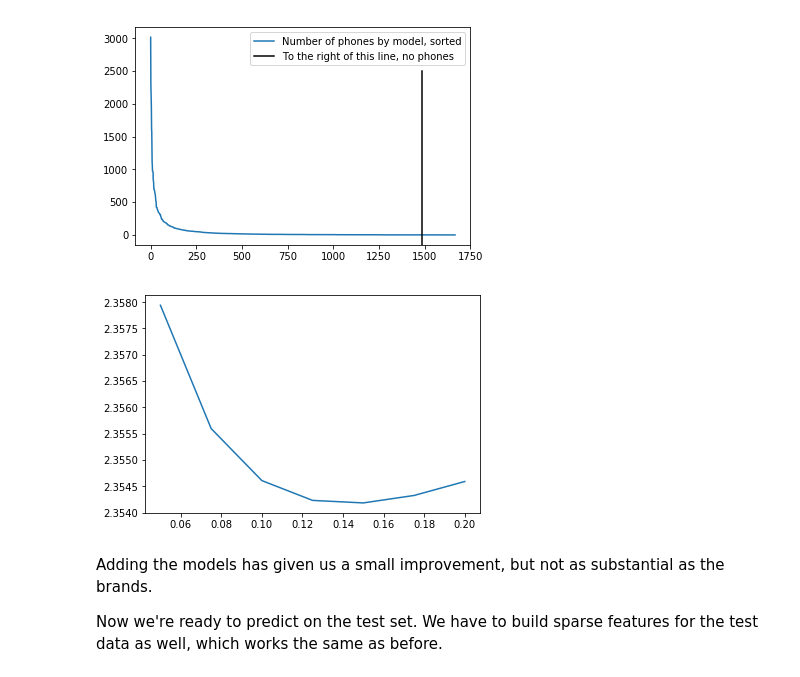
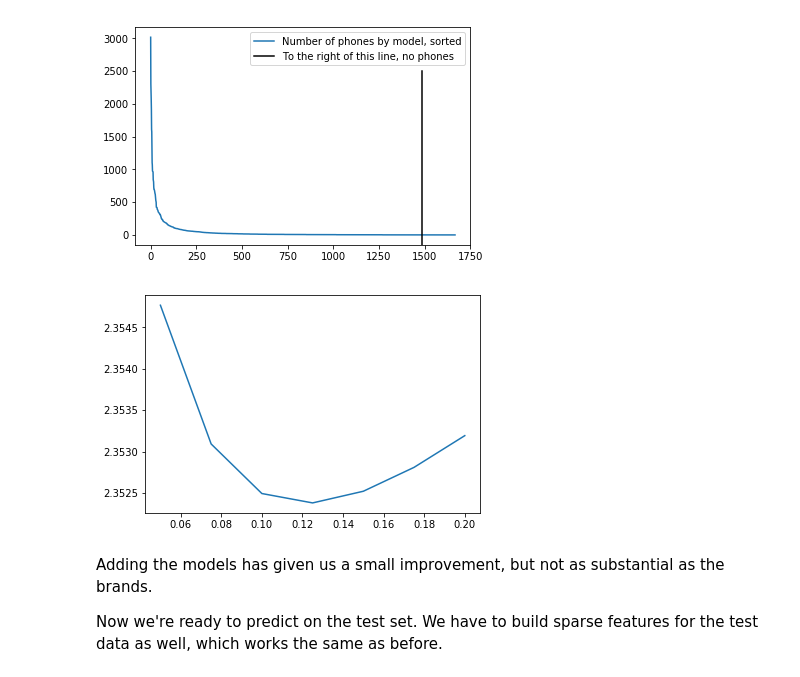
Before and after one commit to marcotompitak/kaggle-code, a Jupyter notebook: TalkingData/ClassifyMobileUsers.ipynb, the cells around one changed output. Saved outputs shown, nothing was run; the diff lists cells and outputs as text; code cells hidden in the pictures.

```diff
--- a/TalkingData/ClassifyMobileUsers.ipynb
+++ b/TalkingData/ClassifyMobileUsers.ipynb
@@ -404,20 +402,19 @@ plt.show()
 # %%
 logreg_cv = LogisticRegressionCV(
     Cs = [0.05, 0.075, 0.1, 0.125, 0.15, 0.175, 0.2],
     penalty = 'l2',
     multi_class = 'multinomial',
     solver = 'lbfgs',
-    fit_intercept = False,
     max_iter = 1000,
     cv = 5,
     n_jobs = 6,
     scoring = 'neg_log_loss'
 )
 logreg_cv.fit(hstack([sparse_app_matrix, sparse_brand_matrix, sparse_model_matrix]), target)
 plt.plot([0.05, 0.075, 0.1, 0.125, 0.15, 0.175, 0.2], -logreg_cv.scores_.popitem()[1].mean(axis = 0))
 plt.show()
 # %% [output]
-[figure, old version]
+[figure, new version]
 # %% [markdown]
 Adding the models has given us a small improvement, but not as substantial as the brands.
 
```
Also changed, not shown: parts of 8 cells of this notebook, 1 other file.
